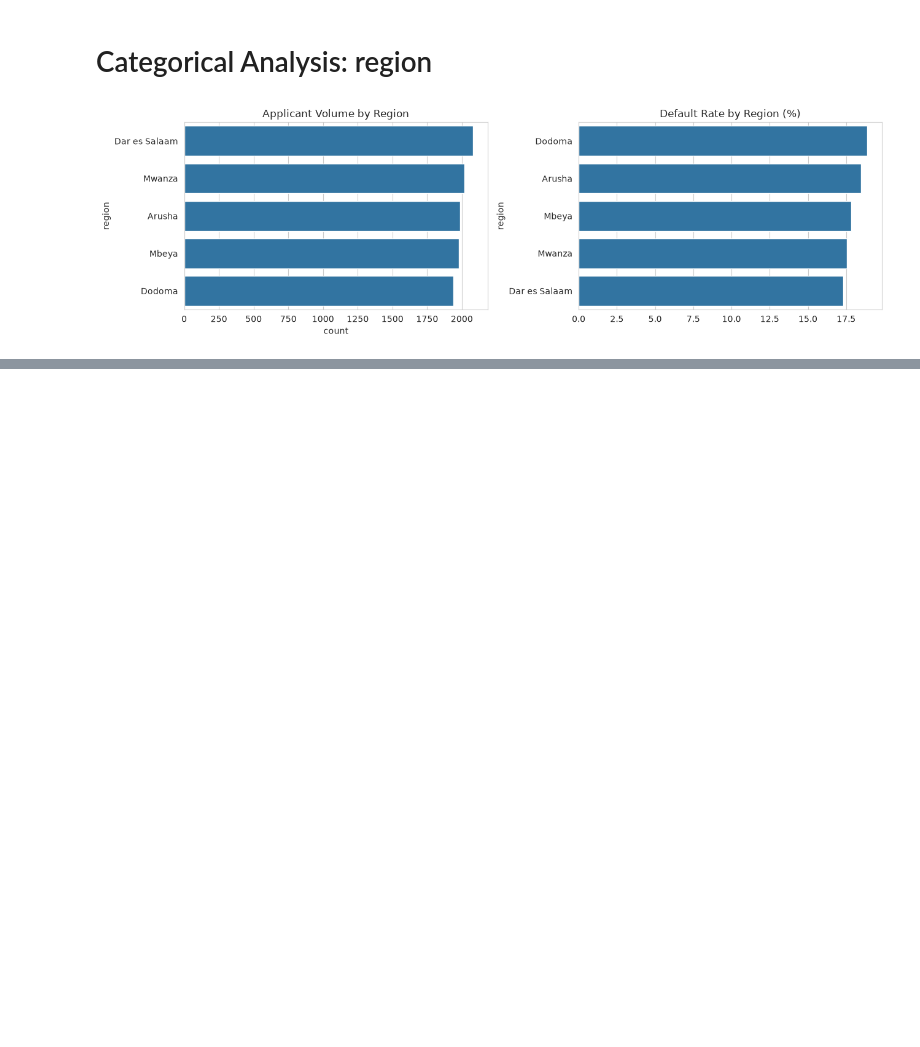
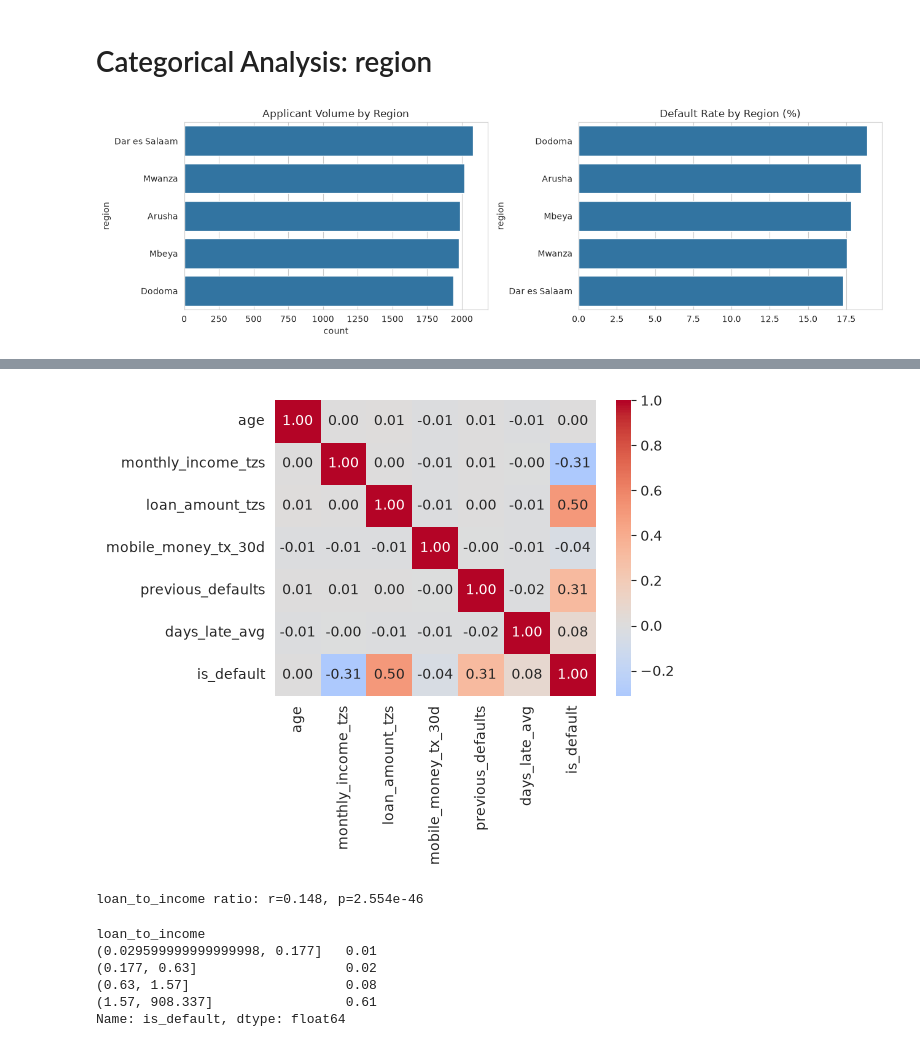
Before and after one commit to batholomeosyoko/boma-loans, a Jupyter notebook: boma_loans.ipynb, the cells around one changed output, grey strips where cells are left out. Saved outputs shown, nothing was run; the diff lists cells and outputs as text; code cells hidden in the pictures; blank space fills up the shorter version.

```diff
--- a/boma_loans.ipynb
+++ b/boma_loans.ipynb
@@ -254,0 +281,27 @@ plt.show()
+# %%
+
+
+fig, ax = plt.subplots(figsize=(6,5))
+sns.heatmap(df.select_dtypes('number').corr(), annot=True, fmt='.2f', cmap='coolwarm', center=0, ax=ax)
+plt.tight_layout()
+plt.show()
+# %% [output]
+[figure, added]
+# %%
+clean_income = df[df['monthly_income_tzs'] > 0].dropna(subset=['monthly_income_tzs']).copy()
+clean_income['loan_to_income'] = clean_income['loan_amount_tzs'] / clean_income['monthly_income_tzs']
+
+r, p = pointbiserialr(clean_income['is_default'], clean_income['loan_to_income'])
+print(f"loan_to_income ratio: r={r:.3f}, p={p:.4g}")
+# %% [output]
+loan_to_income ratio: r=0.148, p=2.554e-46
+# %%
+quartile_default_rate = clean_income.groupby(pd.qcut(clean_income['loan_to_income'], 4))['is_default'].mean()
+quartile_default_rate
+# %% [output]
+loan_to_income
+(0.029599999999999998, 0.177]   0.01
+(0.177, 0.63]                   0.02
+(0.63, 1.57]                    0.08
+(1.57, 908.337]                 0.61
+Name: is_default, dtype: float64
```
Also changed, not shown: parts of 2 cells of this notebook.
